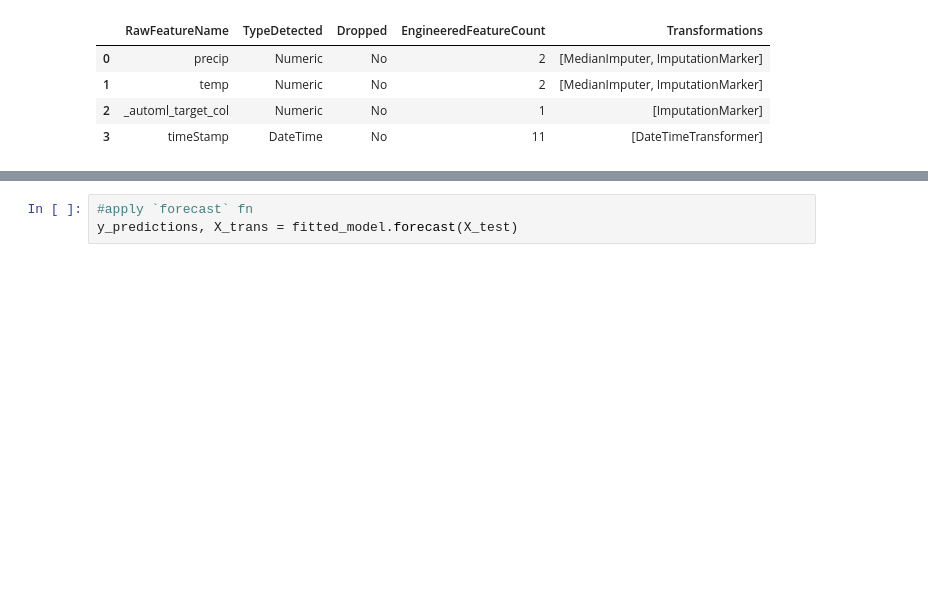
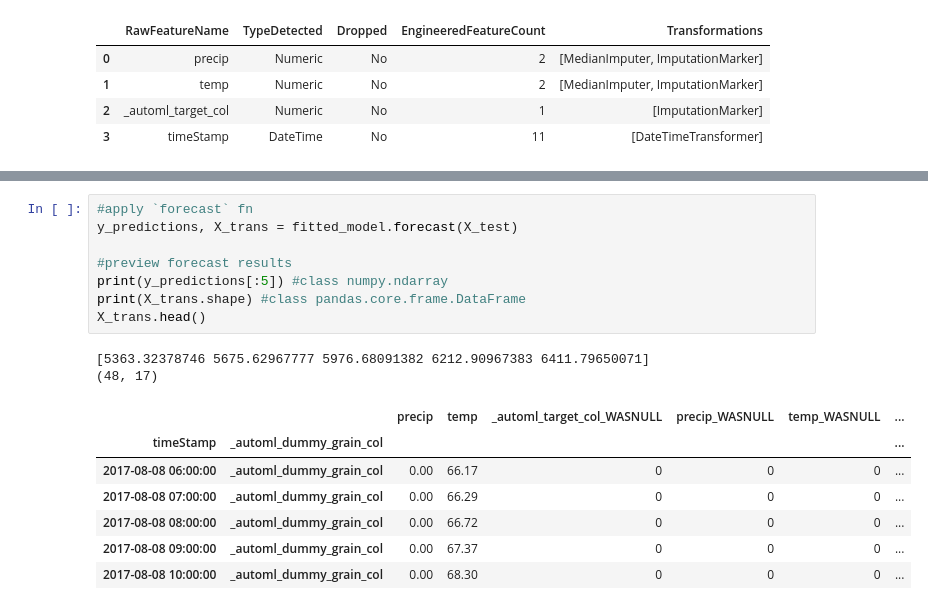
Before and after one commit to anyaconda/my-timeseries-forecasting-2022, a Jupyter notebook: Notebooks/my4_Autoregressive_and_Automated_Methods_forTS_AML.ipynb, the cells around one changed output, grey strips where cells are left out. Cells and saved outputs as stored; diff of their text form; blank space fills up the shorter version.

```diff
--- a/Notebooks/my4_Autoregressive_and_Automated_Methods_forTS_AML.ipynb
+++ b/Notebooks/my4_Autoregressive_and_Automated_Methods_forTS_AML.ipynb
@@ -312,3 +474,18 @@ y_test = X_test.pop(target_column_name).values
 # %%
 #apply `forecast` fn
 y_predictions, X_trans = fitted_model.forecast(X_test)
+
+#preview forecast results
+print(y_predictions[:5]) #class numpy.ndarray
+print(X_trans.shape) #class pandas.core.frame.DataFrame
+X_trans.head()
+# %% [output]
+[5363.32378746 5675.62967777 5976.68091382 6212.90967383 6411.79650071]
+(48, 17)
+|  |  | precip | temp | _automl_target_col_WASNULL | precip_WASNULL | temp_WASNULL | ... |
+| timeStamp | _automl_dummy_grain_col |  |  |  |  |  | ... |
+| 2017-08-08 06:00:00 | _automl_dummy_grain_col | 0.00 | 66.17 | 0 | 0 | 0 | ... |
+| 2017-08-08 07:00:00 | _automl_dummy_grain_col | 0.00 | 66.29 | 0 | 0 | 0 | ... |
+| 2017-08-08 08:00:00 | _automl_dummy_grain_col | 0.00 | 66.72 | 0 | 0 | 0 | ... |
+| 2017-08-08 09:00:00 | _automl_dummy_grain_col | 0.00 | 67.37 | 0 | 0 | 0 | ... |
+| 2017-08-08 10:00:00 | _automl_dummy_grain_col | 0.00 | 68.30 | 0 | 0 | 0 | ... |
```
Also changed, not shown: parts of 43 cells of this notebook, 1 other file.
